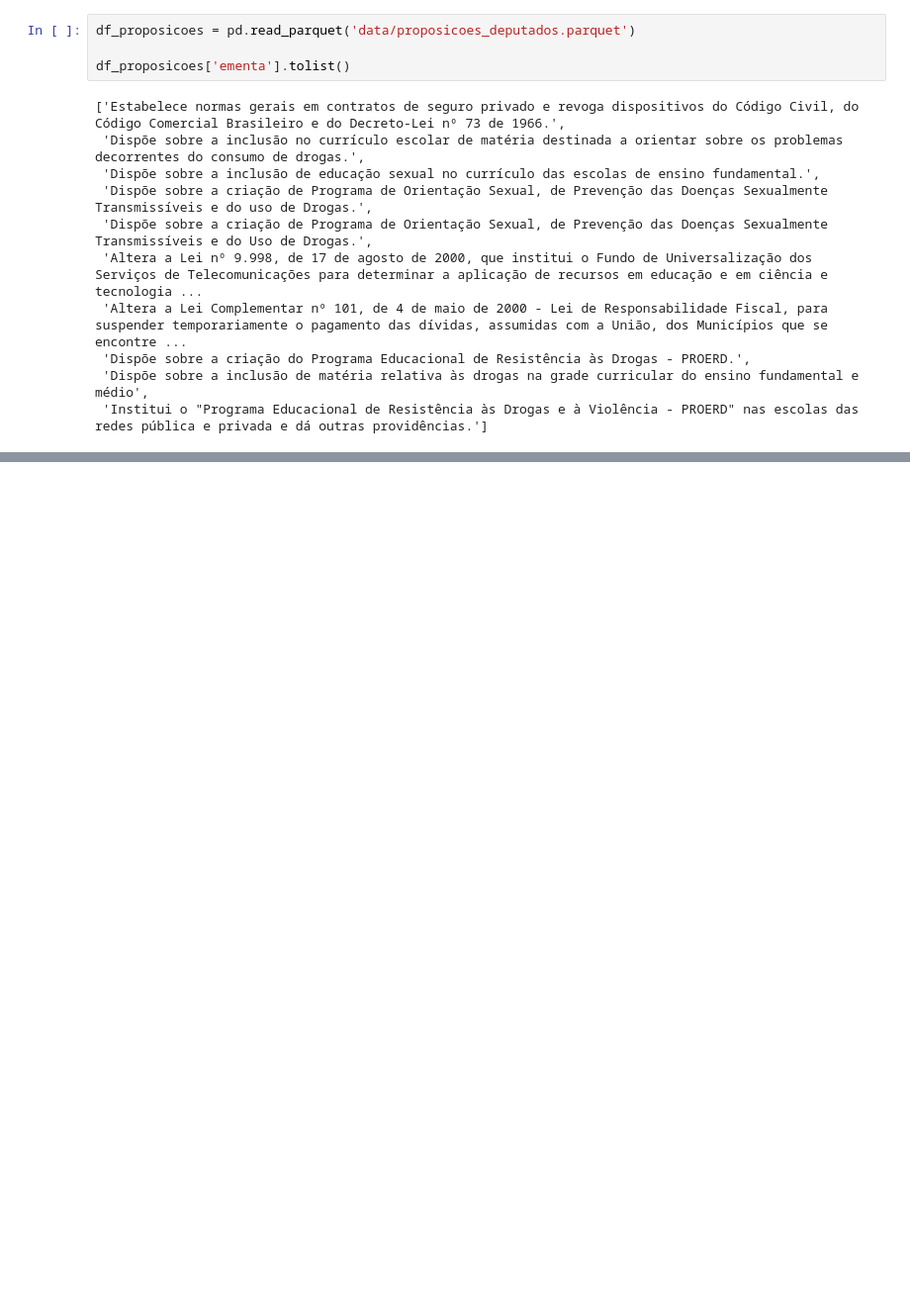
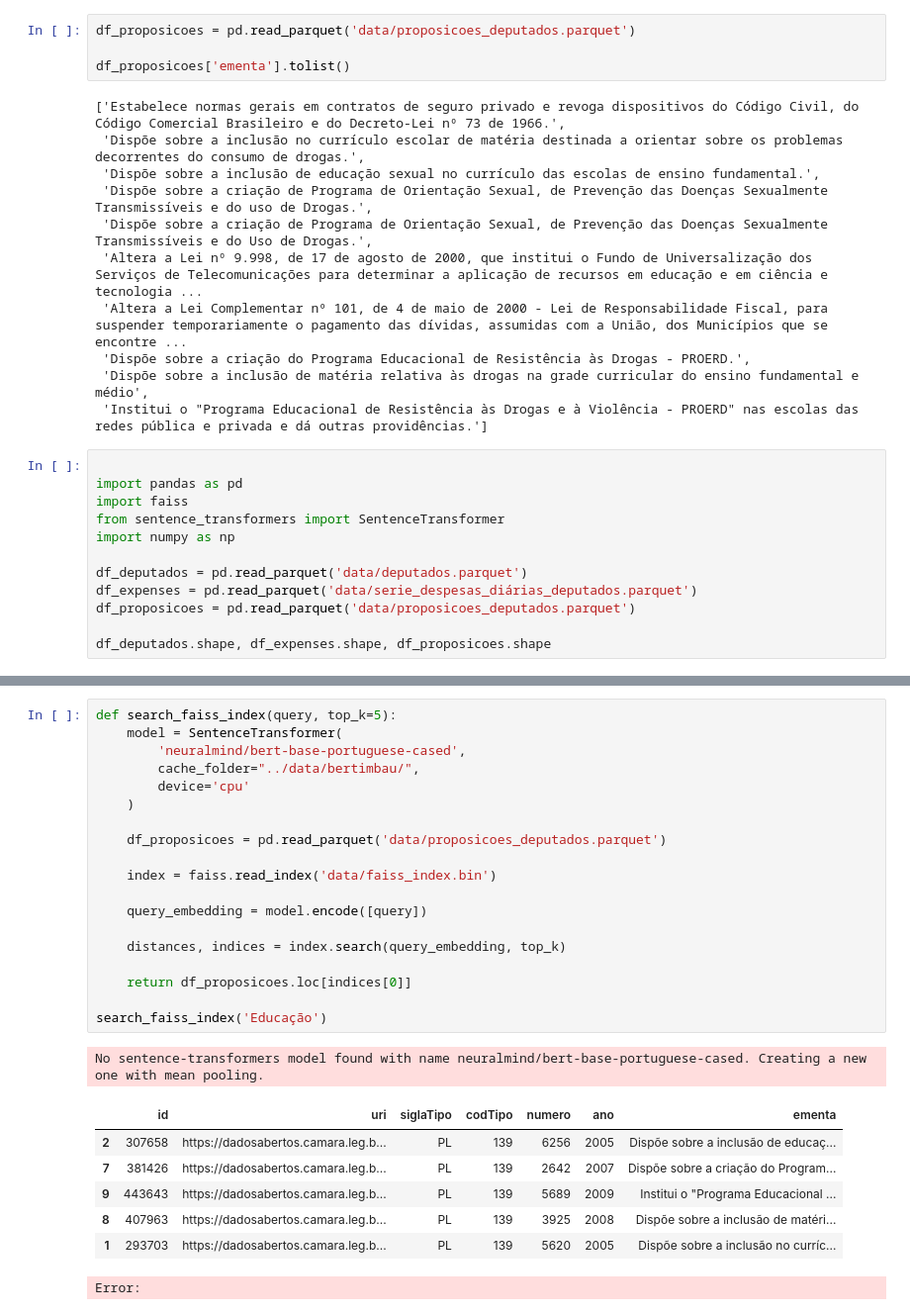
Before and after one commit to r-moreira/eng-prompt-at, a Jupyter notebook: exploratory_analysis.ipynb, the cells around one changed output, grey strips where cells are left out. Shown: that part at 99% size. Cells and saved outputs as stored; diff of their text form; blank space fills up the shorter version.

```diff
--- a/exploratory_analysis.ipynb
+++ b/exploratory_analysis.ipynb
@@ -241,3 +241,15 @@ df_proposicoes['ementa'].tolist()
  'Dispõe sobre a criação do Programa Educacional de Resistência às Drogas - PROERD.',
  'Dispõe sobre a inclusão de matéria relativa às drogas na grade curricular do ensino fundamental e médio',
  'Institui o "Programa Educacional de Resistência às Drogas e à Violência - PROERD" nas escolas das redes pública e privada e dá outras providências.']
+# %%
+
+import pandas as pd
+import faiss
+from sentence_transformers import SentenceTransformer
+import numpy as np
+
+df_deputados = pd.read_parquet('data/deputados.parquet')
+df_expenses = pd.read_parquet('data/serie_despesas_diárias_deputados.parquet')
+df_proposicoes = pd.read_parquet('data/proposicoes_deputados.parquet')
+
+df_deputados.shape, df_expenses.shape, df_proposicoes.shape
@@ -243,0 +280,28 @@ df_proposicoes['ementa'].tolist()
+# %%
+def search_faiss_index(query, top_k=5):
+    model = SentenceTransformer(
+        'neuralmind/bert-base-portuguese-cased',
+        cache_folder="../data/bertimbau/",
+        device='cpu'
+    )
+
+    df_proposicoes = pd.read_parquet('data/proposicoes_deputados.parquet')
+
+    index = faiss.read_index('data/faiss_index.bin')
+
+    query_embedding = model.encode([query])
+
+    distances, indices = index.search(query_embedding, top_k)
+
+    return df_proposicoes.loc[indices[0]]
+
+search_faiss_index('Educação')
+# %% [output]
+No sentence-transformers model found with name neuralmind/bert-base-portuguese-cased. Creating a new one with mean pooling.
+|  | id | uri | siglaTipo | codTipo | numero | ano | ementa |
+| 2 | 307658 | https://dadosabertos.camara.leg.b... | PL | 139 | 6256 | 2005 | Dispõe sobre a inclusão de educaç... |
+| 7 | 381426 | https://dadosabertos.camara.leg.b... | PL | 139 | 2642 | 2007 | Dispõe sobre a criação do Program... |
+| 9 | 443643 | https://dadosabertos.camara.leg.b... | PL | 139 | 5689 | 2009 | Institui o "Programa Educacional ... |
+| 8 | 407963 | https://dadosabertos.camara.leg.b... | PL | 139 | 3925 | 2008 | Dispõe sobre a inclusão de matéri... |
+| 1 | 293703 | https://dadosabertos.camara.leg.b... | PL | 139 | 5620 | 2005 | Dispõe sobre a inclusão no curríc... |
+Error:
```
Also changed, not shown: parts of 7 cells of this notebook, 7 other files.
